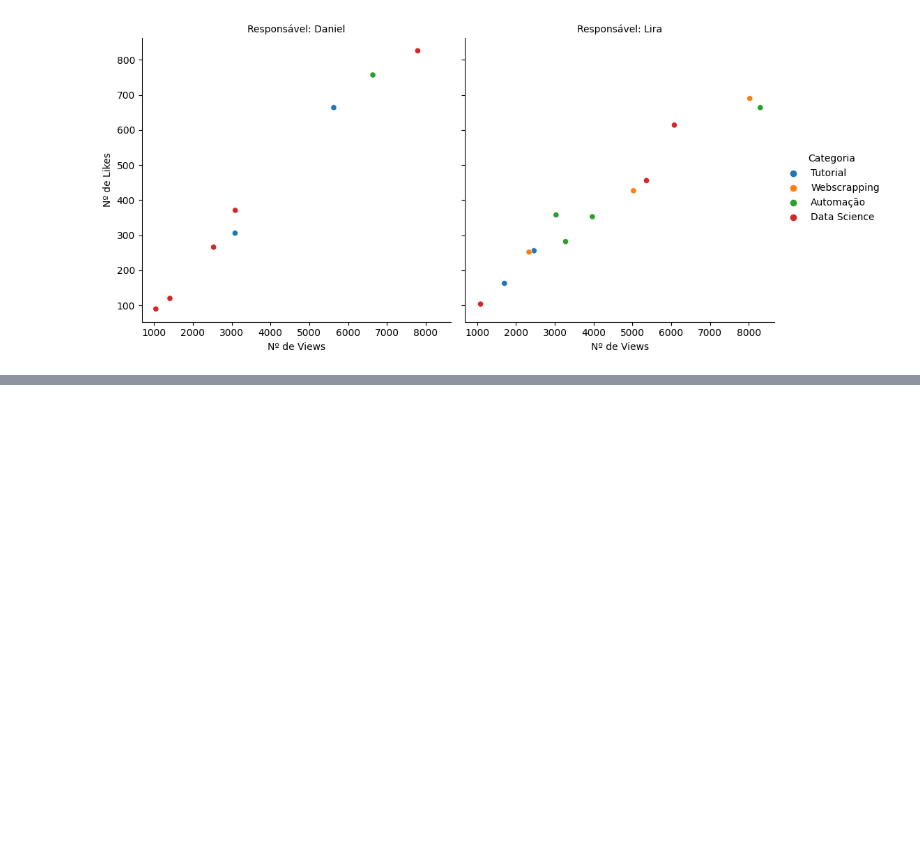
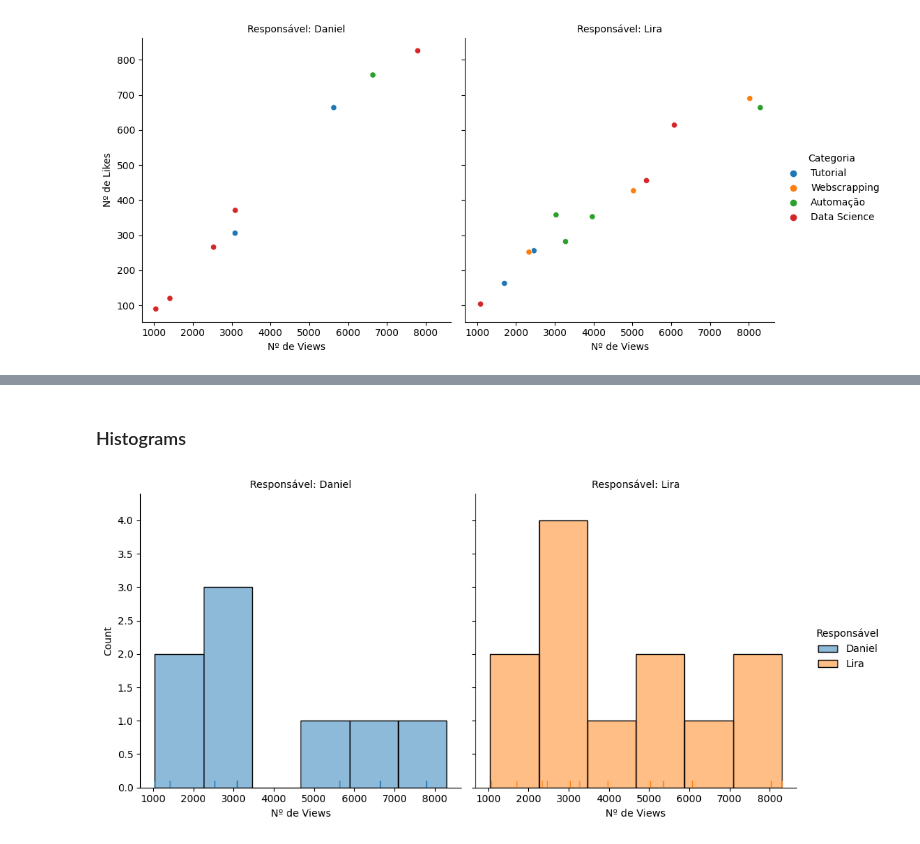
Before and after one commit to JoaoPedrodeAraujoS/seaborn-study, a Jupyter notebook: seborn-charts.ipynb, the cells around one changed output, grey strips where cells are left out. Drawn from its saved outputs; the diff is of its cells as text; code cells hidden in the pictures; blank space fills up the shorter version.

```diff
--- a/seborn-charts.ipynb
+++ b/seborn-charts.ipynb
@@ -46,0 +54,8 @@ plt.show(relational_plot)
+# %% [markdown]
+### Histograms
+# %%
+hist_plot = sns.displot(data = df_videos, x = 'Nº de Views', hue = 'Responsável', col = 'Responsável', rug = True)
+hist_plot.set_titles('Responsável: {col_name}')
+plt.show(hist_plot)
+# %% [output]
+[figure, added]
```
Also changed, not shown: parts of 4 cells of this notebook.
